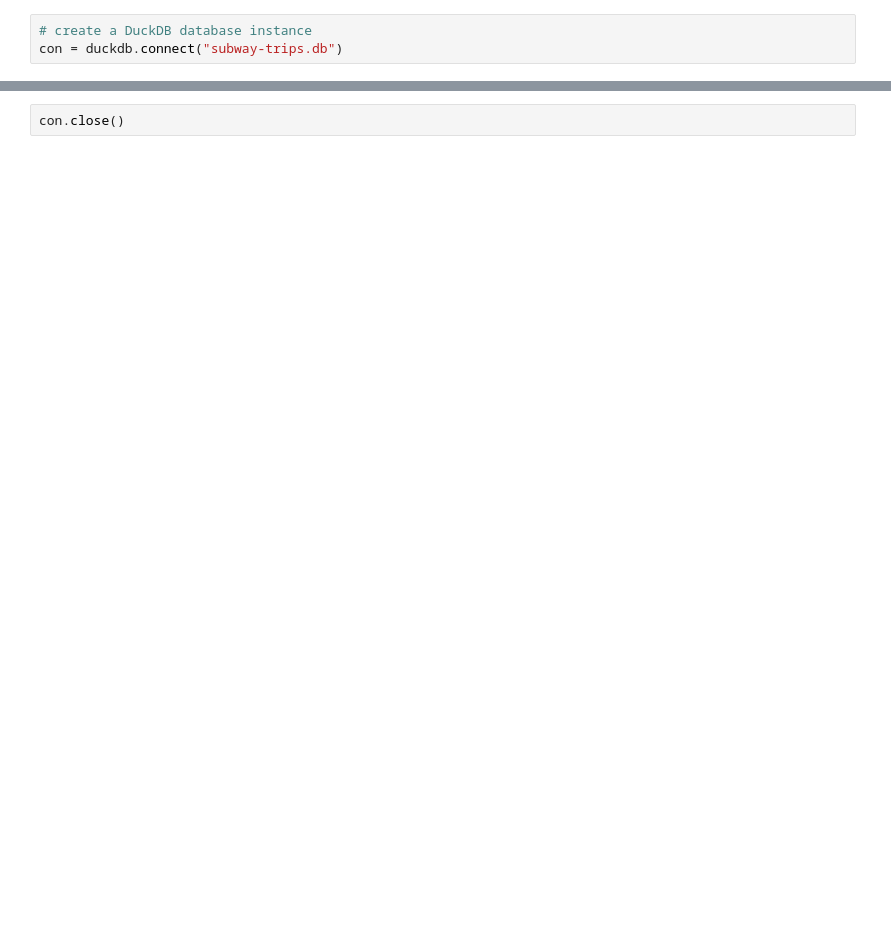
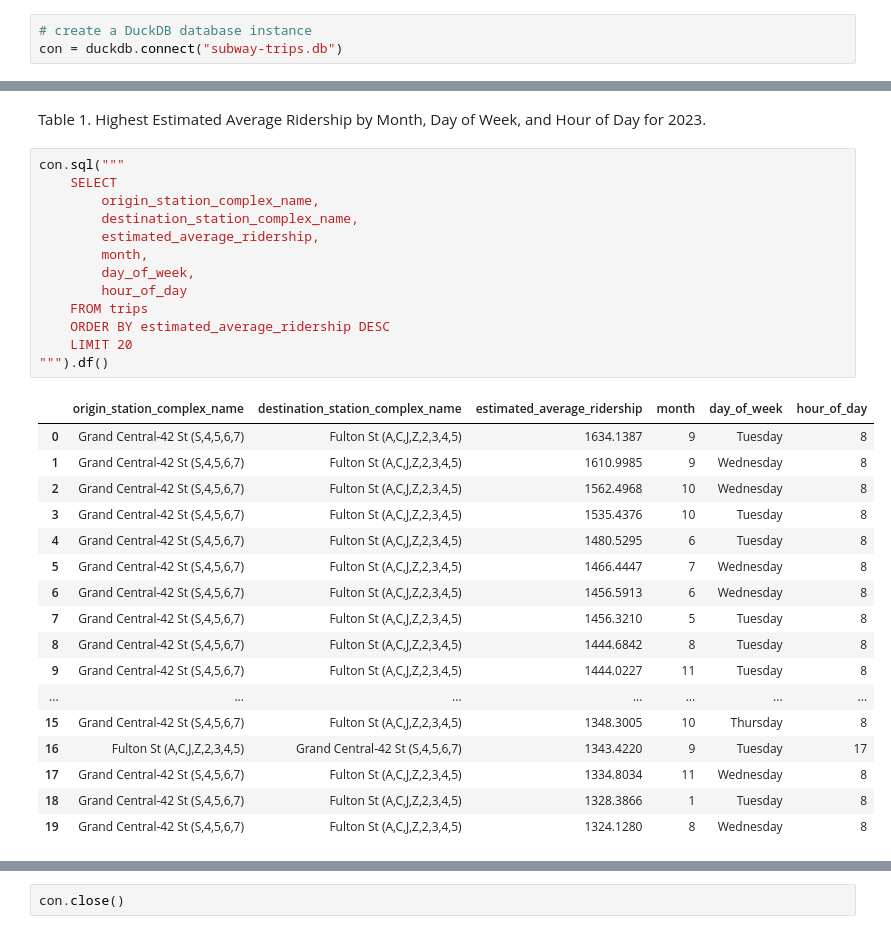
Before and after one commit to mebauer/mta-data, a Jupyter notebook: subway-trips.ipynb, the cells around one changed output, grey strips where cells are left out. Cells and saved outputs as stored; diff of their text form; blank space fills up the shorter version.

```diff
--- a/subway-trips.ipynb
+++ b/subway-trips.ipynb
@@ -38,0 +179,33 @@ Wall time: 24.4 ms
+# %% [markdown]
+Table 1. Highest Estimated Average Ridership by Month, Day of Week, and Hour of Day for 2023.
+# %%
+con.sql("""
+    SELECT
+        origin_station_complex_name,
+        destination_station_complex_name,
+        estimated_average_ridership,
+        month,
+        day_of_week,
+        hour_of_day
+    FROM trips
+    ORDER BY estimated_average_ridership DESC
+    LIMIT 20
+""").df()
+# %% [output]
+|  | origin_station_complex_name | destination_station_complex_name | estimated_average_ridership | month | day_of_week | hour_of_day |
+| 0 | Grand Central-42 St (S,4,5,6,7) | Fulton St (A,C,J,Z,2,3,4,5) | 1634.1387 | 9 | Tuesday | 8 |
+| 1 | Grand Central-42 St (S,4,5,6,7) | Fulton St (A,C,J,Z,2,3,4,5) | 1610.9985 | 9 | Wednesday | 8 |
+| 2 | Grand Central-42 St (S,4,5,6,7) | Fulton St (A,C,J,Z,2,3,4,5) | 1562.4968 | 10 | Wednesday | 8 |
+| 3 | Grand Central-42 St (S,4,5,6,7) | Fulton St (A,C,J,Z,2,3,4,5) | 1535.4376 | 10 | Tuesday | 8 |
+| 4 | Grand Central-42 St (S,4,5,6,7) | Fulton St (A,C,J,Z,2,3,4,5) | 1480.5295 | 6 | Tuesday | 8 |
+| 5 | Grand Central-42 St (S,4,5,6,7) | Fulton St (A,C,J,Z,2,3,4,5) | 1466.4447 | 7 | Wednesday | 8 |
+| 6 | Grand Central-42 St (S,4,5,6,7) | Fulton St (A,C,J,Z,2,3,4,5) | 1456.5913 | 6 | Wednesday | 8 |
+| 7 | Grand Central-42 St (S,4,5,6,7) | Fulton St (A,C,J,Z,2,3,4,5) | 1456.3210 | 5 | Tuesday | 8 |
+| 8 | Grand Central-42 St (S,4,5,6,7) | Fulton St (A,C,J,Z,2,3,4,5) | 1444.6842 | 8 | Tuesday | 8 |
+| 9 | Grand Central-42 St (S,4,5,6,7) | Fulton St (A,C,J,Z,2,3,4,5) | 1444.0227 | 11 | Tuesday | 8 |
+| ... | ... | ... | ... | ... | ... | ... |
+| 15 | Grand Central-42 St (S,4,5,6,7) | Fulton St (A,C,J,Z,2,3,4,5) | 1348.3005 | 10 | Thursday | 8 |
+| 16 | Fulton St (A,C,J,Z,2,3,4,5) | Grand Central-42 St (S,4,5,6,7) | 1343.4220 | 9 | Tuesday | 17 |
+| 17 | Grand Central-42 St (S,4,5,6,7) | Fulton St (A,C,J,Z,2,3,4,5) | 1334.8034 | 11 | Wednesday | 8 |
+| 18 | Grand Central-42 St (S,4,5,6,7) | Fulton St (A,C,J,Z,2,3,4,5) | 1328.3866 | 1 | Tuesday | 8 |
+| 19 | Grand Central-42 St (S,4,5,6,7) | Fulton St (A,C,J,Z,2,3,4,5) | 1324.1280 | 8 | Wednesday | 8 |
```
Also changed, not shown: parts of 34 cells of this notebook, 2 other files.
